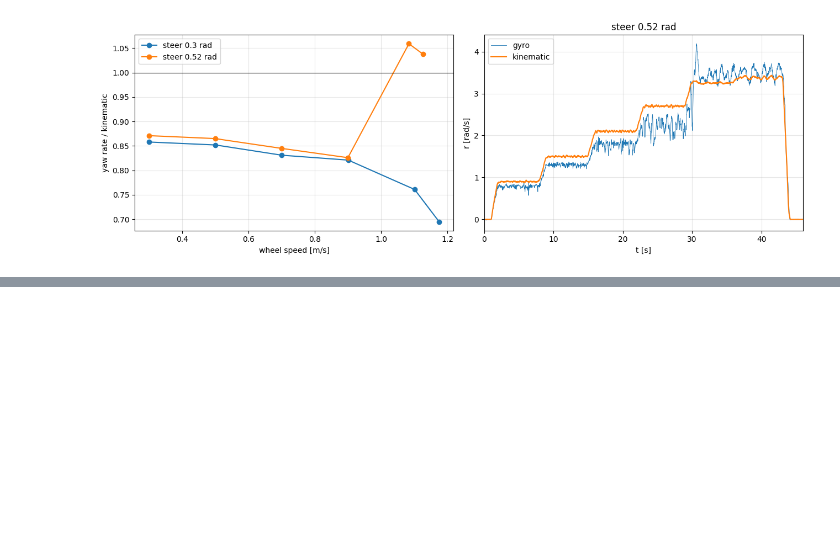
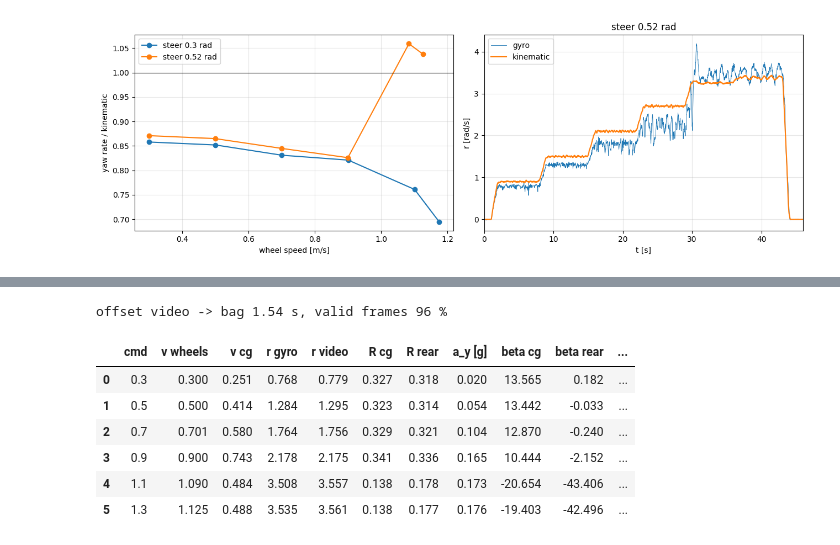
Before and after one commit to Gelminaio/drift-mpc-ackermann, a Jupyter notebook: notebooks/handling.ipynb, the cells around one changed output, grey strips where cells are left out. Cells and saved outputs as stored; diff of their text form; code cells hidden in the pictures; blank space fills up the shorter version.

```diff
--- a/notebooks/handling.ipynb
+++ b/notebooks/handling.ipynb
@@ -104,0 +203,18 @@ with markers on the car, for radius, true speed and sideslip.
+# %%
+m, js, imu, bias, t_cmd, off = load_run('video_drift')
+rows = []
+for k, cmd in enumerate(STEPS):
+    t0 = t_cmd + 2 + 7 * k + 2
+    rows.append({'cmd': cmd, **window_stats(m, js, imu, bias, t0, t0 + 4, off)})
+drift = pd.DataFrame(rows).round(3)
+print(f"offset video -> bag {off:.2f} s, valid frames {100 * m['valid'].mean():.0f} %")
+drift
+# %% [output]
+offset video -> bag 1.54 s, valid frames 96 %
+|  | cmd | v wheels | v cg | r gyro | r video | R cg | R rear | a_y [g] | beta cg | beta rear | ... |
+| 0 | 0.3 | 0.300 | 0.251 | 0.768 | 0.779 | 0.327 | 0.318 | 0.020 | 13.565 | 0.182 | ... |
+| 1 | 0.5 | 0.500 | 0.414 | 1.284 | 1.295 | 0.323 | 0.314 | 0.054 | 13.442 | -0.033 | ... |
+| 2 | 0.7 | 0.701 | 0.580 | 1.764 | 1.756 | 0.329 | 0.321 | 0.104 | 12.870 | -0.240 | ... |
+| 3 | 0.9 | 0.900 | 0.743 | 2.178 | 2.175 | 0.341 | 0.336 | 0.165 | 10.444 | -2.152 | ... |
+| 4 | 1.1 | 1.090 | 0.484 | 3.508 | 3.557 | 0.138 | 0.178 | 0.173 | -20.654 | -43.406 | ... |
+| 5 | 1.3 | 1.125 | 0.488 | 3.535 | 3.561 | 0.138 | 0.177 | 0.176 | -19.403 | -42.496 | ... |
```
Also changed, not shown: parts of 13 cells of this notebook, 2 other files.
